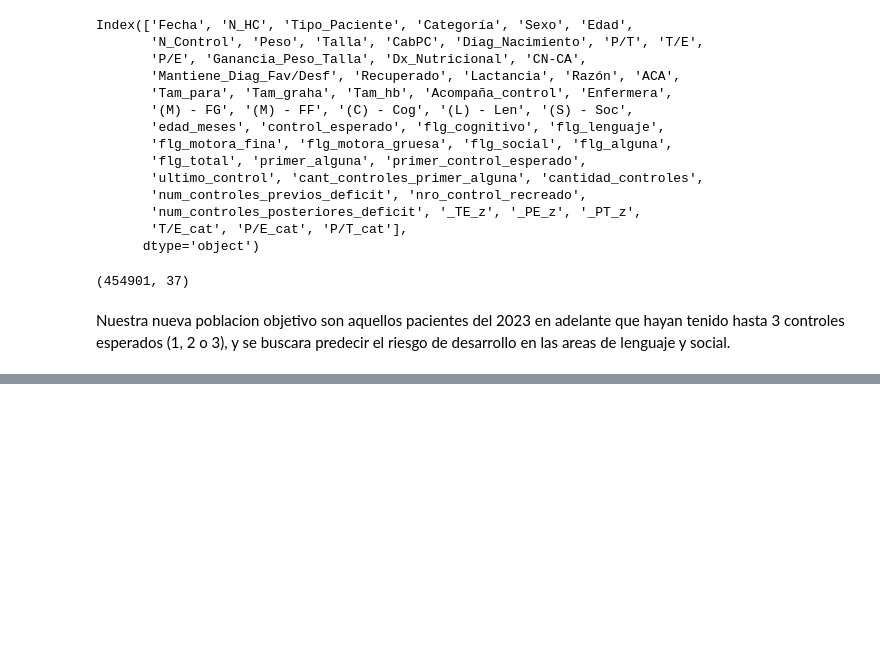
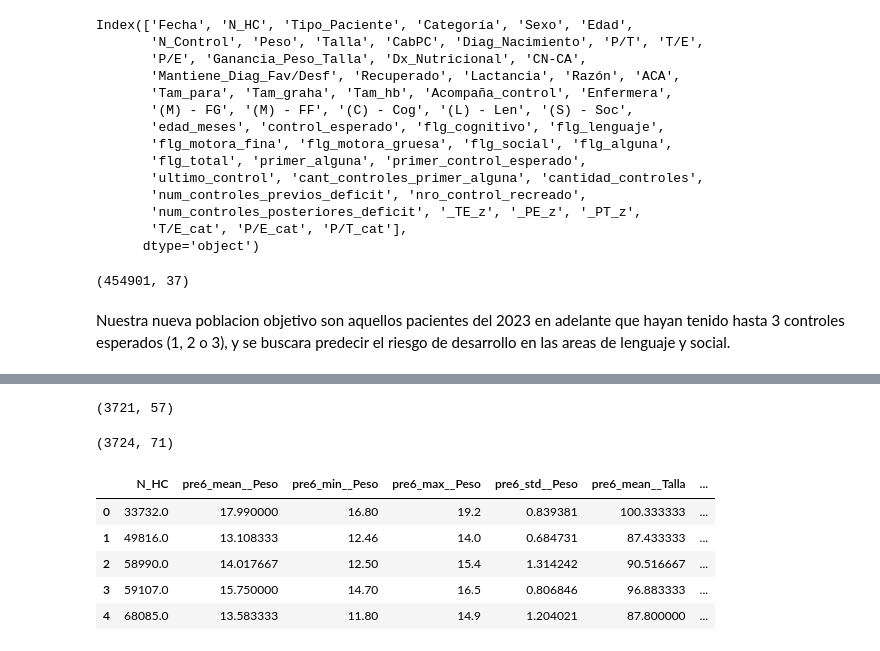
Before and after one commit to iach33/BREIT_TANI_PROJECT, a Jupyter notebook: notebooks/EDA_PREPROCESSING.ipynb, the cells around one changed output, grey strips where cells are left out. Drawn from its saved outputs; the diff is of its cells as text; code cells hidden in the pictures; blank space fills up the shorter version.

```diff
--- a/notebooks/EDA_PREPROCESSING.ipynb
+++ b/notebooks/EDA_PREPROCESSING.ipynb
@@ -1635,0 +1527,4 @@ feats_prev6.to_excel('../data/intermediate/TANI_prev6.xlsx', index=False)  # req
+# %%
+## UBIGEO CONSEGERIAS
+df_pacientes    = pd.read_excel("../data/raw/UBIGEO - CONSEJERÍAS.xlsx", sheet_name="PACIENTES - UBIGEO - DX")
+df_consejerias  = pd.read_excel("../data/raw/UBIGEO - CONSEJERÍAS.xlsx", sheet_name="CONSEJERÍAS")
@@ -1767,0 +2083,14 @@ feats_prev6_mix['N_HC'].nunique()
+# %%
+## MERGE DATASET 6ULT CONTROLES INFO UBIGEO Y DATOS AL NACER
+columnas_HC = ['N_HC']
+columnas_pacientes_dx = [
+'Sexo','Diag_Nacimiento',
+'Peso_al_Nacer','Talla_al_Nacer','PC_al_nacer',
+'Edad_Gestacional','Tipo_de_lactancia',
+'parto_mama','complicacion_parto_mama',
+'numero_bebe','parto_bebe','complicacion_parto_bebe',
+'Cat_Compl_Mama','Cat_compl_part_bebe'
+]
+
+df_pacientes2 = df_pacientes[columnas_HC + columnas_pacientes_dx]
+df_pacientes2 = limpiar_pacientes(df_pacientes2)
@@ -1768 +2103,15 @@ feats_prev6_mix['N_HC'].nunique()
+# %%
+feats_prev6_mix.shape
+# %% [output]
+(3721, 57)
+# %%
+feats_prev6_pacientes = feats_prev6_mix.merge(
+    df_pacientes2,
+    how='left',  # Usamos left porque se pierde el historial de los primeros controles - cuales no tienen registro de consegeria
+    on='N_HC'
+)
+# %%
+feats_prev6_pacientes.shape
+# %% [output]
+(3724, 71)
 # %%
@@ -1770,3 +2119,12 @@ feats_prev6_mix.to_excel('../data/intermediate/feats_prev6_mix.xlsx', index=Fals
+# %%
+feats_prev6_pacientes.head()
+# %% [output]
+|  | N_HC | pre6_mean__Peso | pre6_min__Peso | pre6_max__Peso | pre6_std__Peso | pre6_mean__Talla | ... |
+| 0 | 33732.0 | 17.990000 | 16.80 | 19.2 | 0.839381 | 100.333333 | ... |
+| 1 | 49816.0 | 13.108333 | 12.46 | 14.0 | 0.684731 | 87.433333 | ... |
+| 2 | 58990.0 | 14.017667 | 12.50 | 15.4 | 1.314242 | 90.516667 | ... |
+| 3 | 59107.0 | 15.750000 | 14.70 | 16.5 | 0.806846 | 96.883333 | ... |
+| 4 | 68085.0 | 13.583333 | 11.80 | 14.9 | 1.204021 | 87.800000 | ... |
 # %%
 import numpy as np
 import matplotlib.pyplot as plt
```
Also changed, not shown: parts of 35 cells of this notebook, 2 other files.
